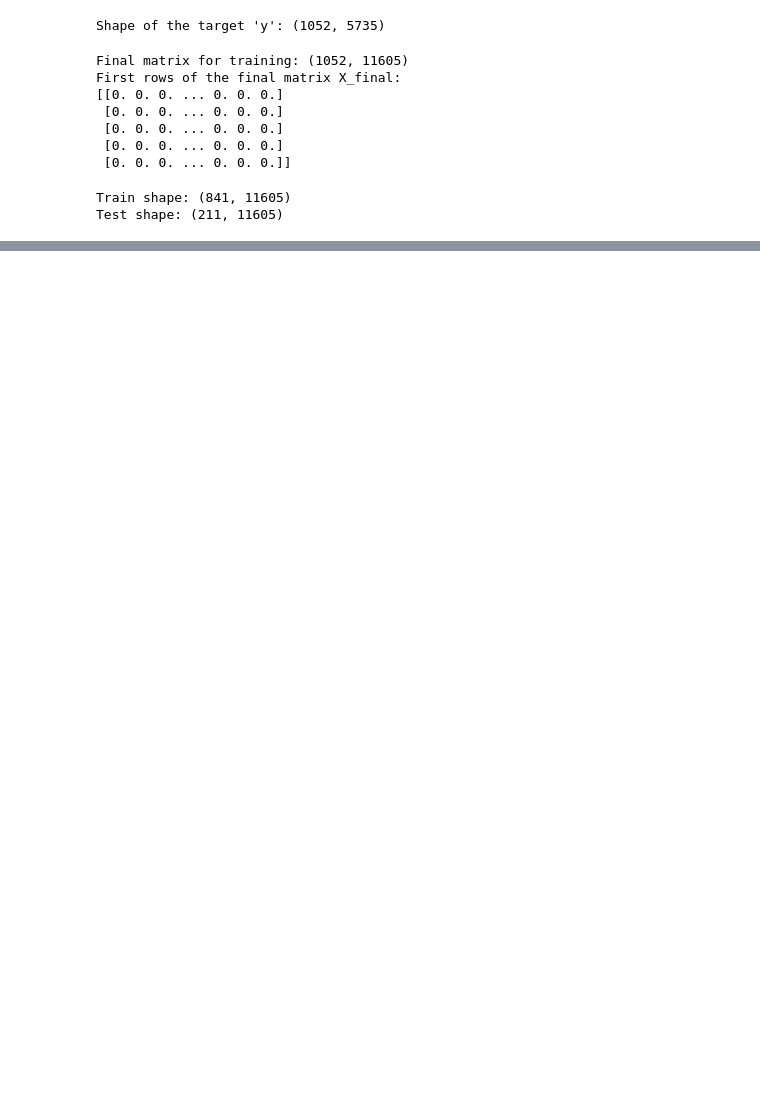
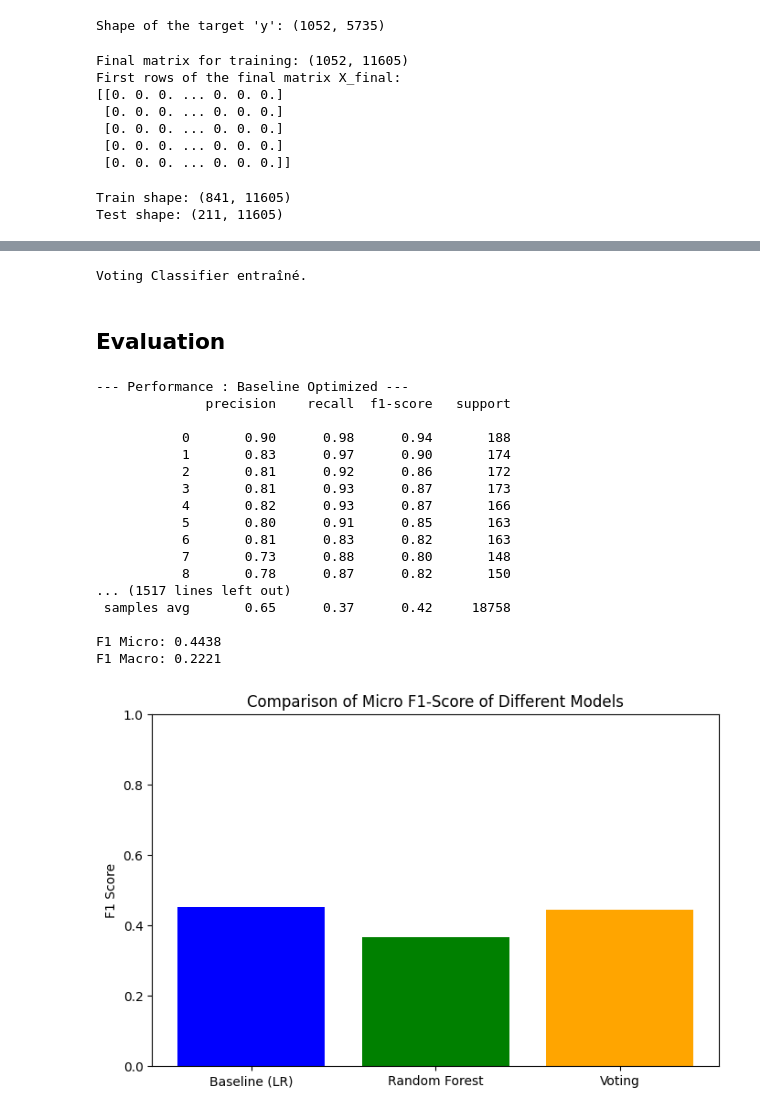
Before and after one commit to Mascode-Dev/drug-side-effect, a Jupyter notebook: word_embedding.ipynb, the cells around one changed output, grey strips where cells are left out. Drawn from its saved outputs; the diff is of its cells as text; code cells hidden in the pictures; blank space fills up the shorter version.

Commit message:
Bagging, Voting & Evaluation
- Bagging method on RandomForestClassifier

- Voting method to choose one model

- Comparison to get the best model according to F1-Score

```diff
--- a/word_embedding.ipynb
+++ b/word_embedding.ipynb
@@ -130,0 +142,79 @@ KeyboardInterrupt:
+# %%
+from sklearn.ensemble import VotingClassifier, RandomForestClassifier
+from sklearn.linear_model import LogisticRegression
+from sklearn.naive_bayes import MultinomialNB
+from sklearn.multiclass import OneVsRestClassifier
+
+# Définir les classificateurs de base
+clf1 = LogisticRegression(solver='liblinear', random_state=1)
+clf2 = RandomForestClassifier(n_estimators=50, random_state=1)
+clf3 = MultinomialNB()
+
+# Voting 'soft' utilise les probabilités pondérées
+voting_clf = OneVsRestClassifier(VotingClassifier(
+    estimators=[('lr', clf1), ('rf', clf2), ('nb', clf3)],
+    voting='soft'
+))
+
+voting_clf.fit(X_train, y_train)
+print("Voting Classifier entraîné.")
+# %% [output]
+Voting Classifier entraîné.
+# %% [markdown]
+## Evaluation
+# %%
+from sklearn.metrics import classification_report, precision_recall_curve, average_precision_score
+import matplotlib.pyplot as plt
+
+def evaluate_model(model, X_test, y_test, model_name="Model"):
+    y_pred = model.predict(X_test)
+
+    # Textual report
+    print(f"--- Performance : {model_name} ---")
+    print(classification_report(y_test, y_pred, zero_division=0)) # Warning: very long output if 5000 classes
+
+    # More concise alternative:
+    print(f"F1 Micro: {f1_score(y_test, y_pred, average='micro'):.4f}")
+    print(f"F1 Macro: {f1_score(y_test, y_pred, average='macro'):.4f}")
+
+    return y_pred
+
+# Comparison
+y_pred_baseline = evaluate_model(best_baseline, X_test, y_test, "Baseline Optimized")
+y_pred_rf = evaluate_model(rf_model, X_test, y_test, "Random Forest")
+y_pred_voting = evaluate_model(voting_clf, X_test, y_test, "Voting Classifier")
+
+# Visualization: Comparison of F1 Scores
+models = ['Baseline (LR)', 'Random Forest', 'Voting']
+scores = [
+    f1_score(y_test, y_pred_baseline, average='micro'),
+    f1_score(y_test, y_pred_rf, average='micro'),
+    f1_score(y_test, y_pred_voting, average='micro')
+]
+
+plt.figure(figsize=(8, 5))
+plt.bar(models, scores, color=['blue', 'green', 'orange'])
+plt.title('Comparison of Micro F1-Score of Different Models')
+plt.ylim(0, 1)
+plt.ylabel('F1 Score')
+plt.savefig('model_comparison.png')
+plt.show()
+# %% [output]
+--- Performance : Baseline Optimized ---
+              precision    recall  f1-score   support
+
+           0       0.90      0.98      0.94       188
+           1       0.83      0.97      0.90       174
+           2       0.81      0.92      0.86       172
+           3       0.81      0.93      0.87       173
+           4       0.82      0.93      0.87       166
+           5       0.80      0.91      0.85       163
+           6       0.81      0.83      0.82       163
+           7       0.73      0.88      0.80       148
+           8       0.78      0.87      0.82       150
+... (1517 lines left out)
+ samples avg       0.65      0.37      0.42     18758
+
+F1 Micro: 0.4438
+F1 Macro: 0.2221
+[figure, added]
```
Also changed, not shown: parts of 9 cells of this notebook, 1 other file.
